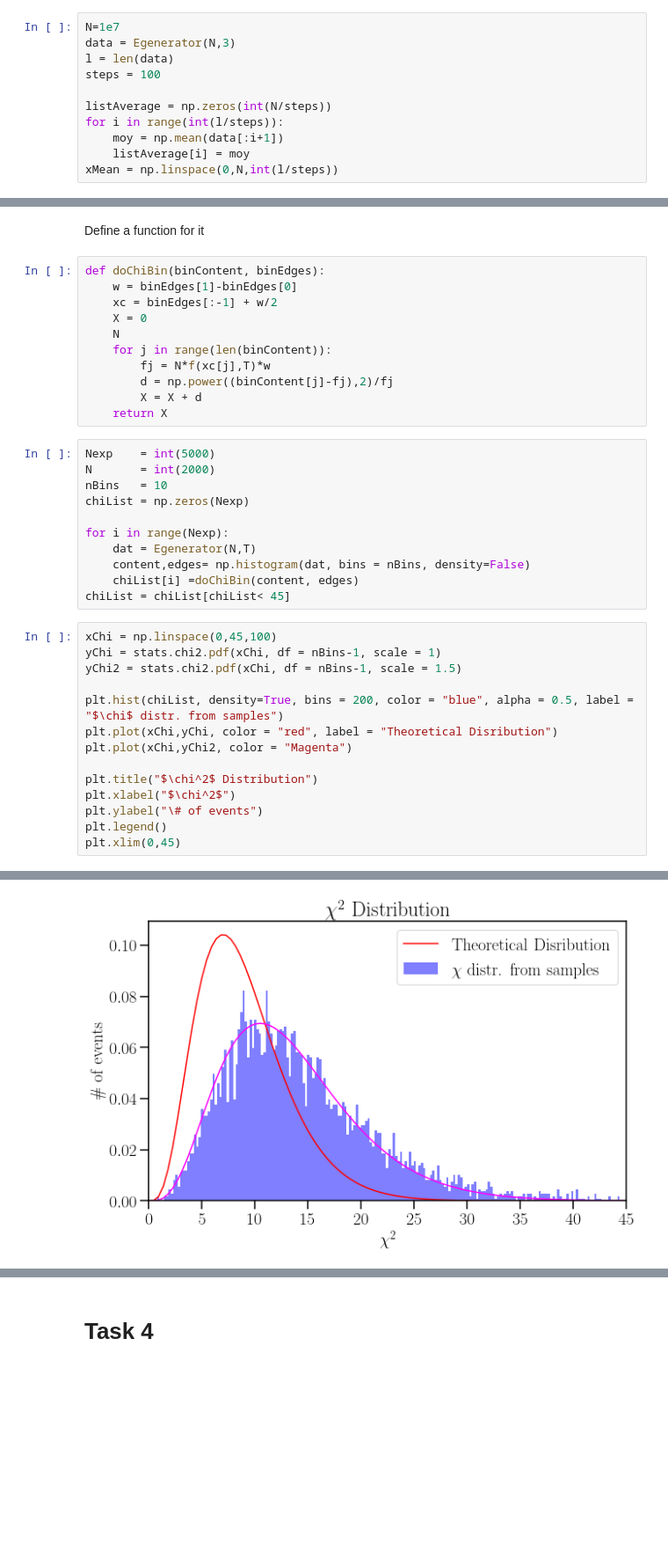
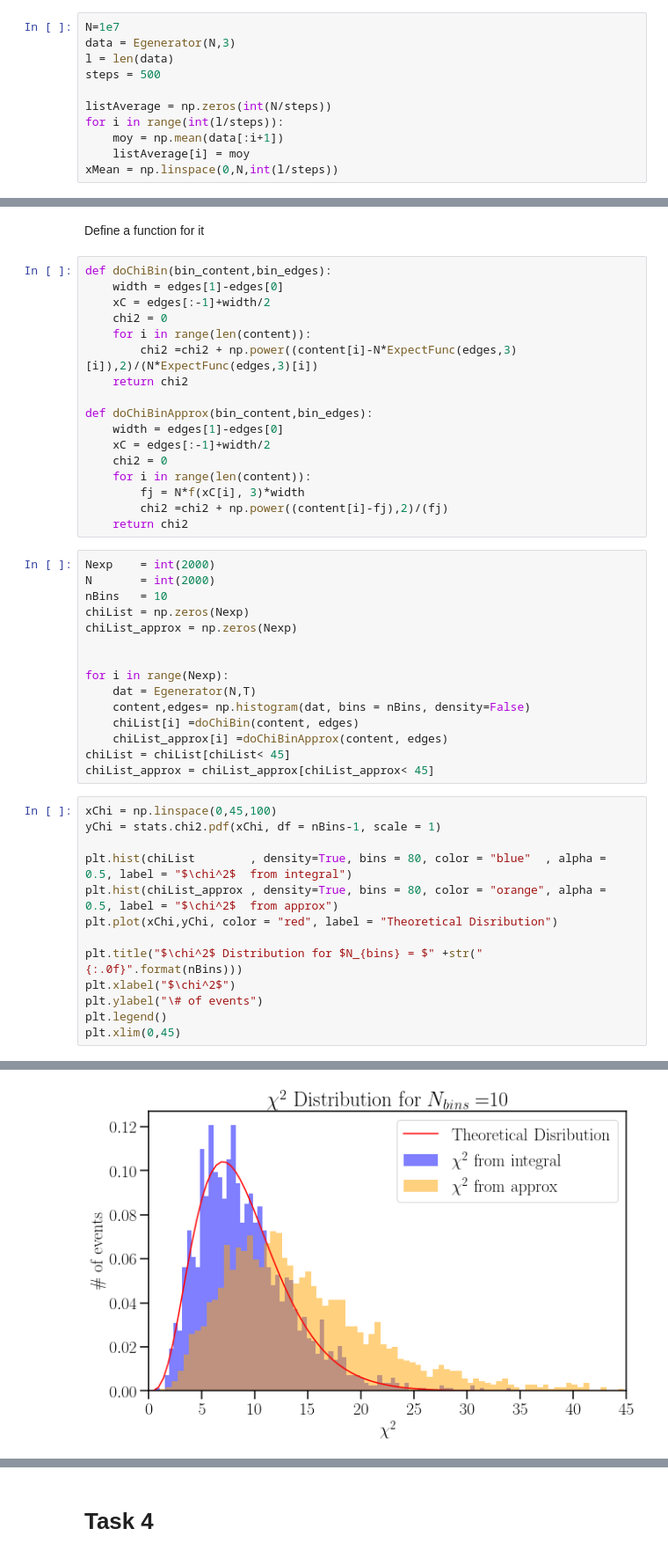
Before and after one commit to Nayaqs/stats, a Jupyter notebook: Final1.ipynb, the cells around one changed output, grey strips where cells are left out. Shown at 88% size. Saved outputs shown, nothing was run; the diff lists cells and outputs as text; blank space fills up the shorter version.

```diff
--- a/Final1.ipynb
+++ b/Final1.ipynb
@@ -193,7 +240,7 @@ If we want to show the laws of large numbers, we can show that if we progressive
 N=1e7
 data = Egenerator(N,3)
 l = len(data)
-steps = 100
+steps = 500
 
 listAverage = np.zeros(int(N/steps))
 for i in range(int(l/steps)):
@@ -359,42 +439,51 @@ chi2
 # %% [markdown]
 Define a function for it
-# %%
-def doChiBin(binContent, binEdges):
-    w = binEdges[1]-binEdges[0]
-    xc = binEdges[:-1] + w/2
-    X = 0
-    N
-    for j in range(len(binContent)):
-        fj = N*f(xc[j],T)*w
-        d = np.power((binContent[j]-fj),2)/fj
-        X = X + d
-    return X
+# %%
+def doChiBin(bin_content,bin_edges):
+    width = edges[1]-edges[0]
+    xC = edges[:-1]+width/2
+    chi2 = 0
+    for i in range(len(content)):
+        chi2 =chi2 + np.power((content[i]-N*ExpectFunc(edges,3)[i]),2)/(N*ExpectFunc(edges,3)[i])
+    return chi2
+
+def doChiBinApprox(bin_content,bin_edges):
+    width = edges[1]-edges[0]
+    xC = edges[:-1]+width/2
+    chi2 = 0
+    for i in range(len(content)):
+        fj = N*f(xC[i], 3)*width
+        chi2 =chi2 + np.power((content[i]-fj),2)/(fj)
+    return chi2
 # %%
-Nexp    = int(5000)
+Nexp    = int(2000)
 N       = int(2000)
 nBins   = 10
 chiList = np.zeros(Nexp)
+chiList_approx = np.zeros(Nexp)
+
 
 for i in range(Nexp):
     dat = Egenerator(N,T)
     content,edges= np.histogram(dat, bins = nBins, density=False)
     chiList[i] =doChiBin(content, edges)
+    chiList_approx[i] =doChiBinApprox(content, edges)
 chiList = chiList[chiList< 45]
+chiList_approx = chiList_approx[chiList_approx< 45]
 # %%
 xChi = np.linspace(0,45,100)
 yChi = stats.chi2.pdf(xChi, df = nBins-1, scale = 1)
-yChi2 = stats.chi2.pdf(xChi, df = nBins-1, scale = 1.5)
 
-plt.hist(chiList, density=True, bins = 200, color = "blue", alpha = 0.5, label = "$\chi$ distr. from samples")
+plt.hist(chiList        , density=True, bins = 80, color = "blue"  , alpha = 0.5, label = "$\chi^2$  from integral")
+plt.hist(chiList_approx , density=True, bins = 80, color = "orange", alpha = 0.5, label = "$\chi^2$  from approx")
 plt.plot(xChi,yChi, color = "red", label = "Theoretical Disribution")
-plt.plot(xChi,yChi2, color = "Magenta")
 
-plt.title("$\chi^2$ Distribution")
+plt.title("$\chi^2$ Distribution for $N_{bins} = $" +str("{:.0f}".format(nBins)))
 plt.xlabel("$\chi^2$")
 plt.ylabel("\# of events")
 plt.legend()
 plt.xlim(0,45)
 # %% [output]
 (0.0, 45.0)
-[figure, old version]
+[figure, new version]
 # %%
```
Also changed, not shown: parts of 76 cells of this notebook.
